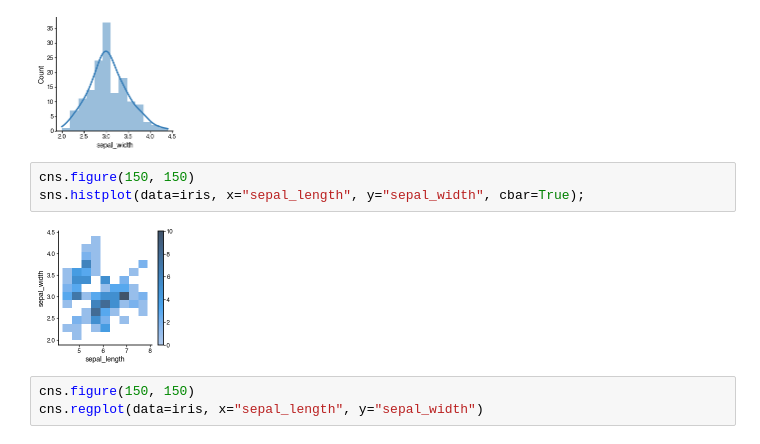
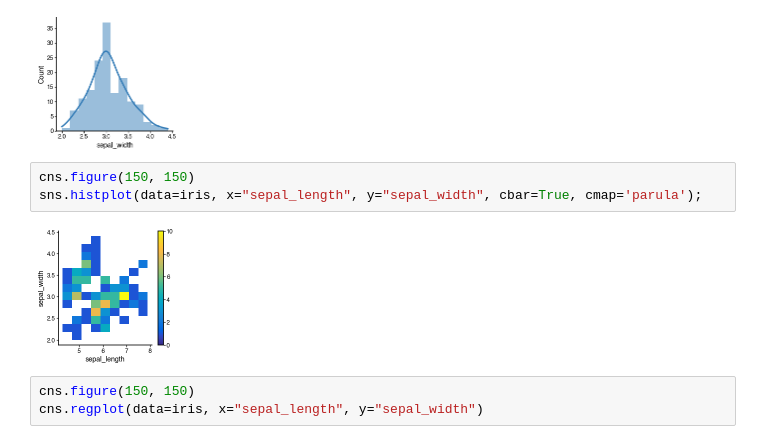
Before and after one commit to faridrashidi/cnsplots, a Jupyter notebook: notebooks/matplotlib.ipynb, the cells around one changed output. Cells and saved outputs as stored; diff of their text form.

```diff
--- a/notebooks/matplotlib.ipynb
+++ b/notebooks/matplotlib.ipynb
@@ -70,9 +70,9 @@ cns.distplot(data=iris, x="sepal_width")
 [figure]
 # %%
 cns.figure(150, 150)
-sns.histplot(data=iris, x="sepal_length", y="sepal_width", cbar=True);
+sns.histplot(data=iris, x="sepal_length", y="sepal_width", cbar=True, cmap='parula');
 # %% [output]
-[figure, old version]
+[figure, new version]
 # %%
 cns.figure(150, 150)
 cns.regplot(data=iris, x="sepal_length", y="sepal_width")
```
Also changed, not shown: parts of 3 cells of this notebook, 4 other files.
